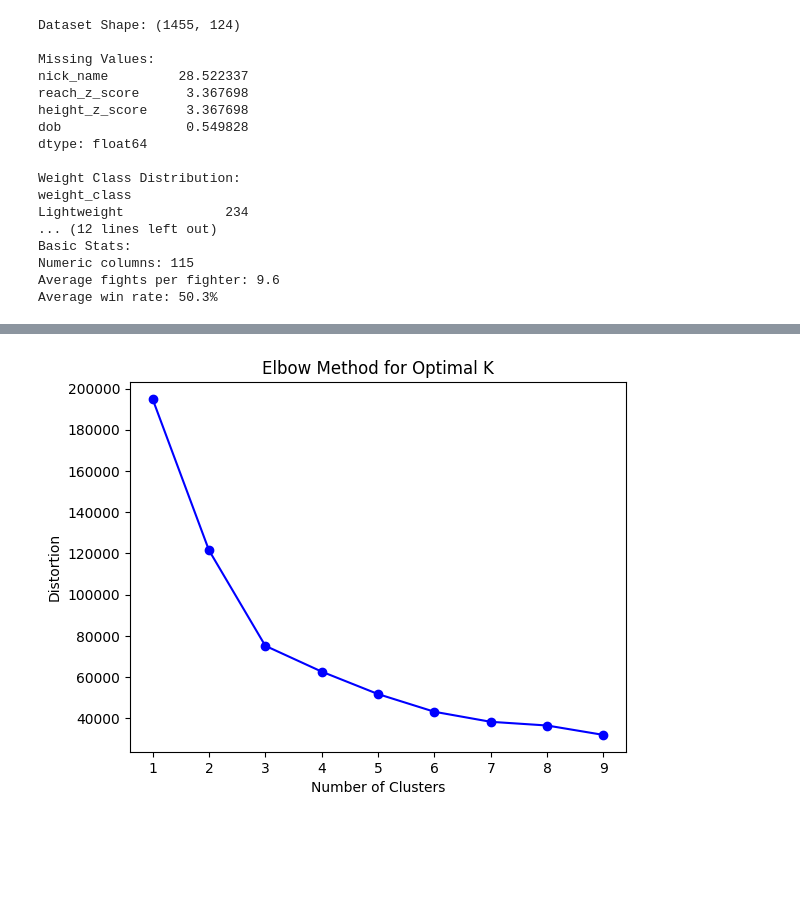
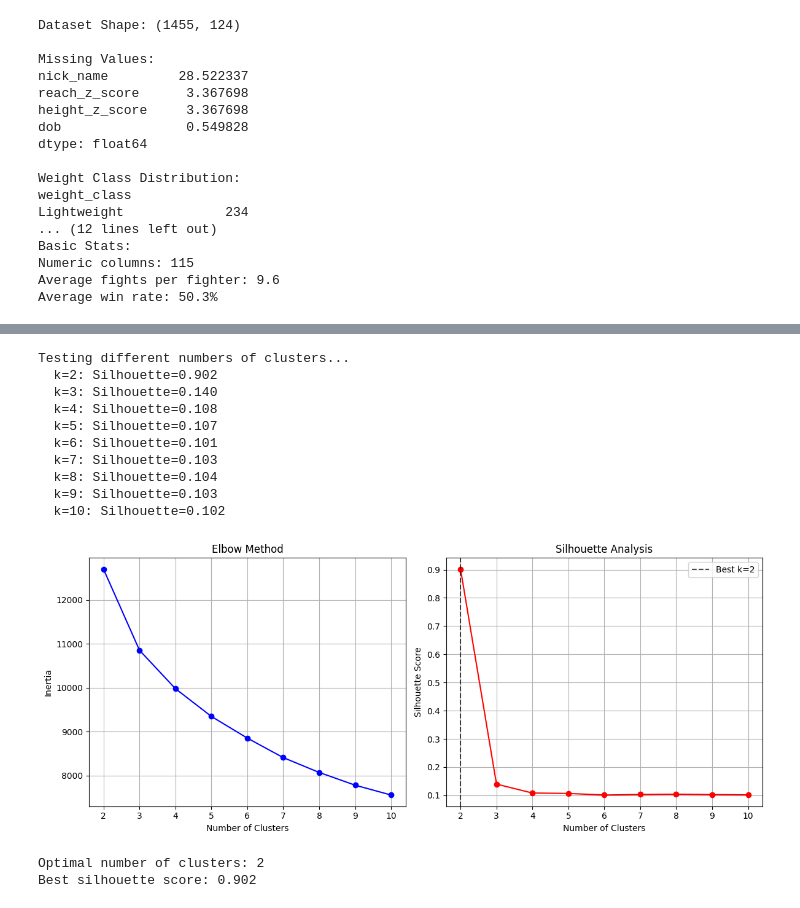
Before and after one commit to sgracia19/UFC_Fighter_Segmentation, a Jupyter notebook: notebooks/03_Clustering.ipynb, the cells around one changed output, grey strips where cells are left out. Drawn from its saved outputs; the diff is of its cells as text; code cells hidden in the pictures; blank space fills up the shorter version.

Commit message:
Update Clustering work

```diff
--- a/notebooks/03_Clustering.ipynb
+++ b/notebooks/03_Clustering.ipynb
@@ -380,15 +313,59 @@ plt.show()
-# %%
-distortions = []
-K = range(1, 10)
-for k in K:
-    kmeans = KMeans(n_clusters=k, n_init='auto')
-    kmeans.fit(fighter_df[corr_columns])
-    distortions.append(kmeans.inertia_)
-
-plt.plot(K, distortions, 'bo-')
-plt.xlabel('Number of Clusters')
-plt.ylabel('Distortion')
-plt.title('Elbow Method for Optimal K')
-plt.show()
-# %% [output]
-[figure, removed]
+# %%
+# Test different numbers of clusters
+cluster_range = range(2, 11)
+inertias = []
+silhouette_scores = []
+
+print("Testing different numbers of clusters...")
+for k in cluster_range:
+    kmeans = KMeans(n_clusters=k, random_state=42, n_init=10)
+    labels = kmeans.fit_predict(pca_features)
+
+    inertias.append(kmeans.inertia_)
+    sil_score = silhouette_score(pca_features, labels)
+    silhouette_scores.append(sil_score)
+
+    print(f"  k={k}: Silhouette={sil_score:.3f}")
+
+# Plot results
+plt.figure(figsize=(12, 5))
+
+plt.subplot(1, 2, 1)
+plt.plot(cluster_range, inertias, 'bo-')
+plt.xlabel('Number of Clusters')
+plt.ylabel('Inertia')
+plt.title('Elbow Method')
+plt.grid(True)
+
+plt.subplot(1, 2, 2)
+plt.plot(cluster_range, silhouette_scores, 'ro-')
+plt.xlabel('Number of Clusters')
+plt.ylabel('Silhouette Score')
+plt.title('Silhouette Analysis')
+plt.grid(True)
+
+# Highlight best silhouette score
+best_k = cluster_range[np.argmax(silhouette_scores)]
+plt.axvline(x=best_k, color='k', linestyle='--', alpha=0.7,
+           label=f'Best k={best_k}')
+plt.legend()
+
+plt.tight_layout()
+plt.show()
+
+print(f"\nOptimal number of clusters: {best_k}")
+print(f"Best silhouette score: {max(silhouette_scores):.3f}")
+# %% [output]
+Testing different numbers of clusters...
+  k=2: Silhouette=0.902
+  k=3: Silhouette=0.140
+  k=4: Silhouette=0.108
+  k=5: Silhouette=0.107
+  k=6: Silhouette=0.101
+  k=7: Silhouette=0.103
+  k=8: Silhouette=0.104
+  k=9: Silhouette=0.103
+  k=10: Silhouette=0.102
+[figure, added]
+Optimal number of clusters: 2
+Best silhouette score: 0.902
```
Also changed, not shown: parts of 17 cells of this notebook.
